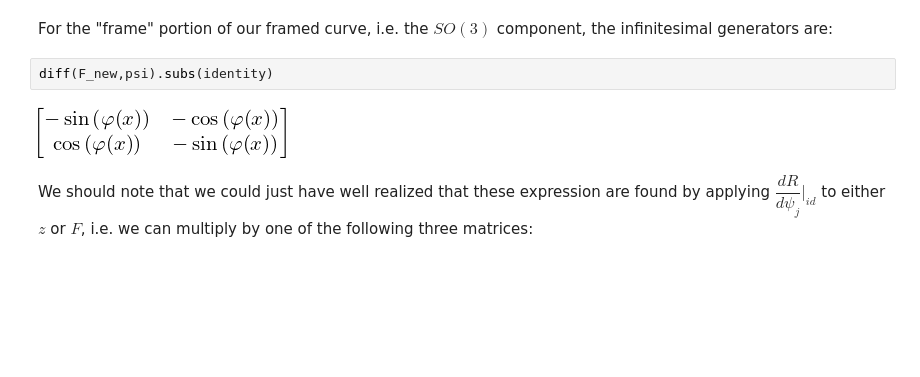
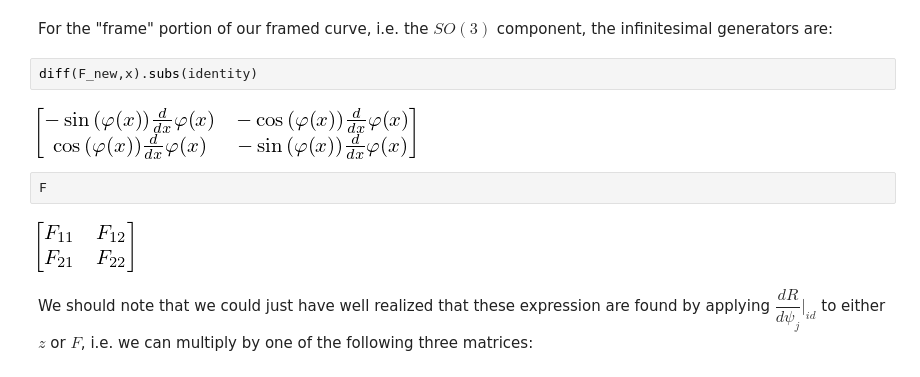
Before and after one commit to broom010/Lie_Symmetry, a Jupyter notebook: Invariant Euler-Lagrange Equations for Two Dimensional Framed Curves in Matrix Coordinates.ipynb, the cells around one changed output. Saved outputs shown, nothing was run; the diff lists cells and outputs as text; blank space fills up the shorter version.

```diff
--- a/Invariant Euler-Lagrange Equations for Two Dimensional Framed Curves in Matrix Coordinates.ipynb
+++ b/Invariant Euler-Lagrange Equations for Two Dimensional Framed Curves in Matrix Coordinates.ipynb
@@ -93,9 +93,13 @@ For the "curve" portion of our framed curve, i.e. the $\mathcal{R}^3$ component,
 # %% [markdown]
 For the "frame" portion of our framed curve, i.e. the $SO(3)$ component, the infinitesimal generators are:
 # %%
-diff(F_new,psi).subs(identity)
+diff(F_new,x).subs(identity)
 # %% [output]
-[figure, old version]
+[figure, new version]
+# %%
+F
+# %% [output]
+[figure, added]
 # %% [markdown]
 We should note that we could just have well realized that these expression are found by applying $\dfrac{dR}{d\psi_j}\bigg|_{id}$ to either $z$ or $F$, i.e. we can multiply by one of the following three matrices:
 # %%
```
Also changed, not shown: parts of 2 cells of this notebook, 5 other files.
